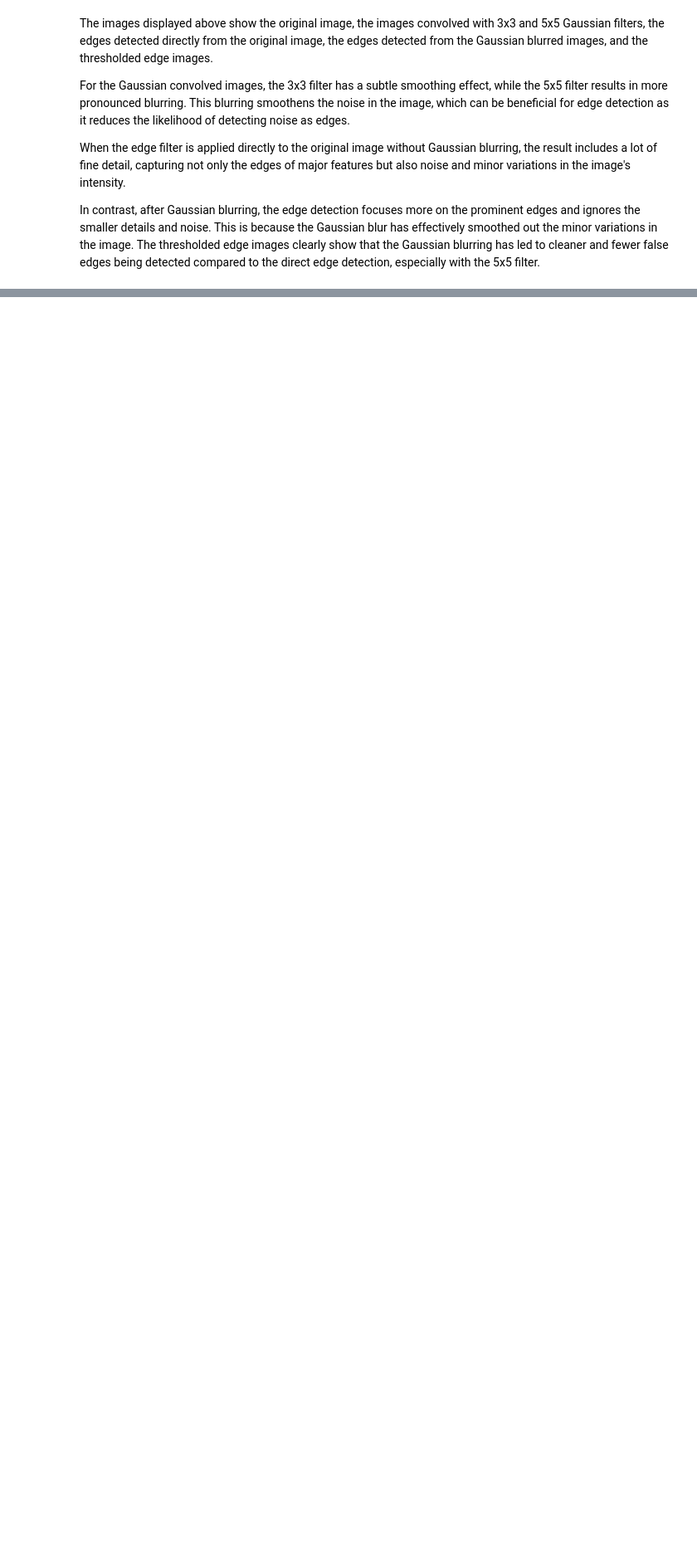
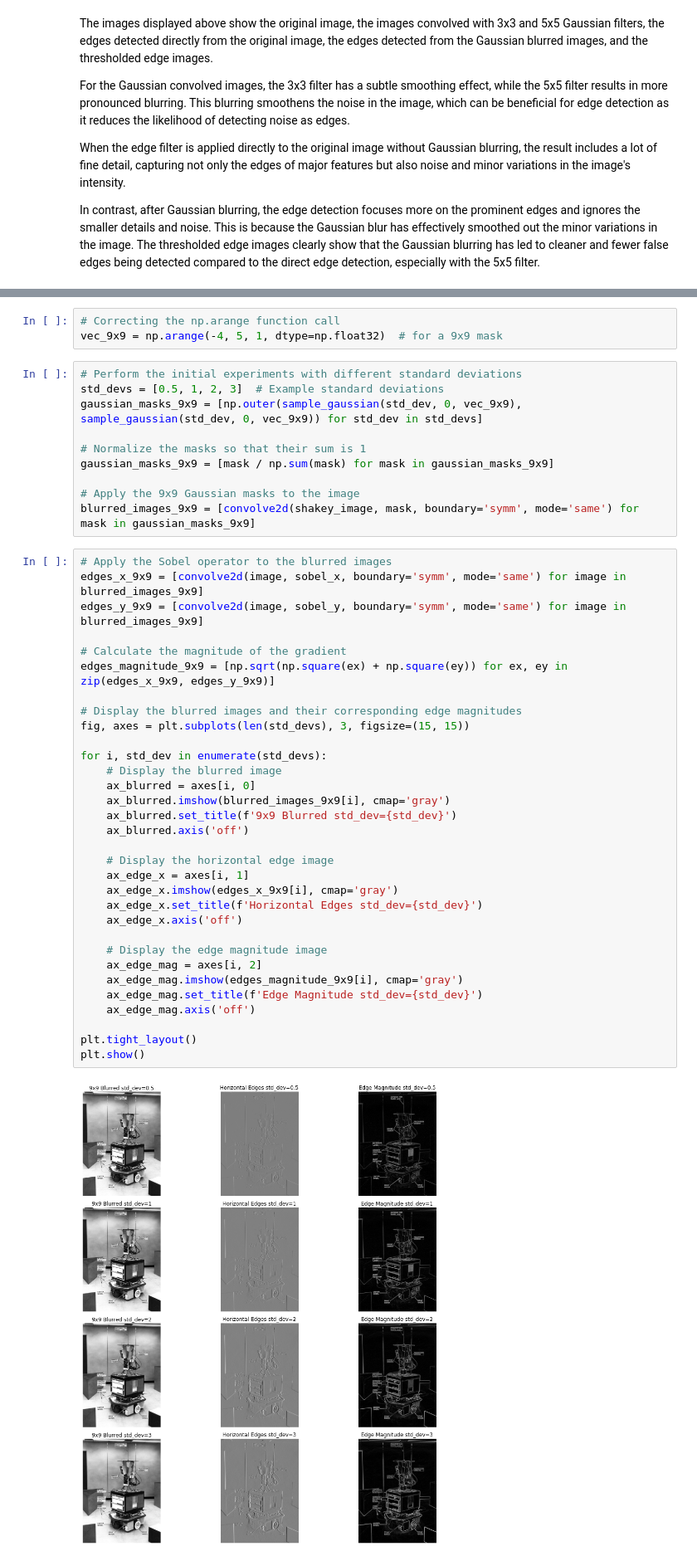
Before and after one commit to Suz99/CVtasks, a Jupyter notebook: taskCV.ipynb, the cells around one changed output, grey strips where cells are left out. Shown at 83% size. Cells and saved outputs as stored; diff of their text form; blank space fills up the shorter version.

Commit message:
Task 4:  9x9 Gaussian mask
Signed-off-by: Suz <suzanaisaac@gmail.com>

```diff
--- a/taskCV.ipynb
+++ b/taskCV.ipynb
@@ -277,0 +280,47 @@ In contrast, after Gaussian blurring, the edge detection focuses more on the pro
+# %%
+# Correcting the np.arange function call
+vec_9x9 = np.arange(-4, 5, 1, dtype=np.float32)  # for a 9x9 mask
+# %%
+# Perform the initial experiments with different standard deviations
+std_devs = [0.5, 1, 2, 3]  # Example standard deviations
+gaussian_masks_9x9 = [np.outer(sample_gaussian(std_dev, 0, vec_9x9), sample_gaussian(std_dev, 0, vec_9x9)) for std_dev in std_devs]
+
+# Normalize the masks so that their sum is 1
+gaussian_masks_9x9 = [mask / np.sum(mask) for mask in gaussian_masks_9x9]
+
+# Apply the 9x9 Gaussian masks to the image
+blurred_images_9x9 = [convolve2d(shakey_image, mask, boundary='symm', mode='same') for mask in gaussian_masks_9x9]
+# %%
+# Apply the Sobel operator to the blurred images
+edges_x_9x9 = [convolve2d(image, sobel_x, boundary='symm', mode='same') for image in blurred_images_9x9]
+edges_y_9x9 = [convolve2d(image, sobel_y, boundary='symm', mode='same') for image in blurred_images_9x9]
+
+# Calculate the magnitude of the gradient
+edges_magnitude_9x9 = [np.sqrt(np.square(ex) + np.square(ey)) for ex, ey in zip(edges_x_9x9, edges_y_9x9)]
+
+# Display the blurred images and their corresponding edge magnitudes
+fig, axes = plt.subplots(len(std_devs), 3, figsize=(15, 15))
+
+for i, std_dev in enumerate(std_devs):
+    # Display the blurred image
+    ax_blurred = axes[i, 0]
+    ax_blurred.imshow(blurred_images_9x9[i], cmap='gray')
+    ax_blurred.set_title(f'9x9 Blurred std_dev={std_dev}')
+    ax_blurred.axis('off')
+
+    # Display the horizontal edge image
+    ax_edge_x = axes[i, 1]
+    ax_edge_x.imshow(edges_x_9x9[i], cmap='gray')
+    ax_edge_x.set_title(f'Horizontal Edges std_dev={std_dev}')
+    ax_edge_x.axis('off')
+
+    # Display the edge magnitude image
+    ax_edge_mag = axes[i, 2]
+    ax_edge_mag.imshow(edges_magnitude_9x9[i], cmap='gray')
+    ax_edge_mag.set_title(f'Edge Magnitude std_dev={std_dev}')
+    ax_edge_mag.axis('off')
+
+plt.tight_layout()
+plt.show()
+# %% [output]
+[figure, added]
```
Also changed, not shown: parts of 2 cells of this notebook.
